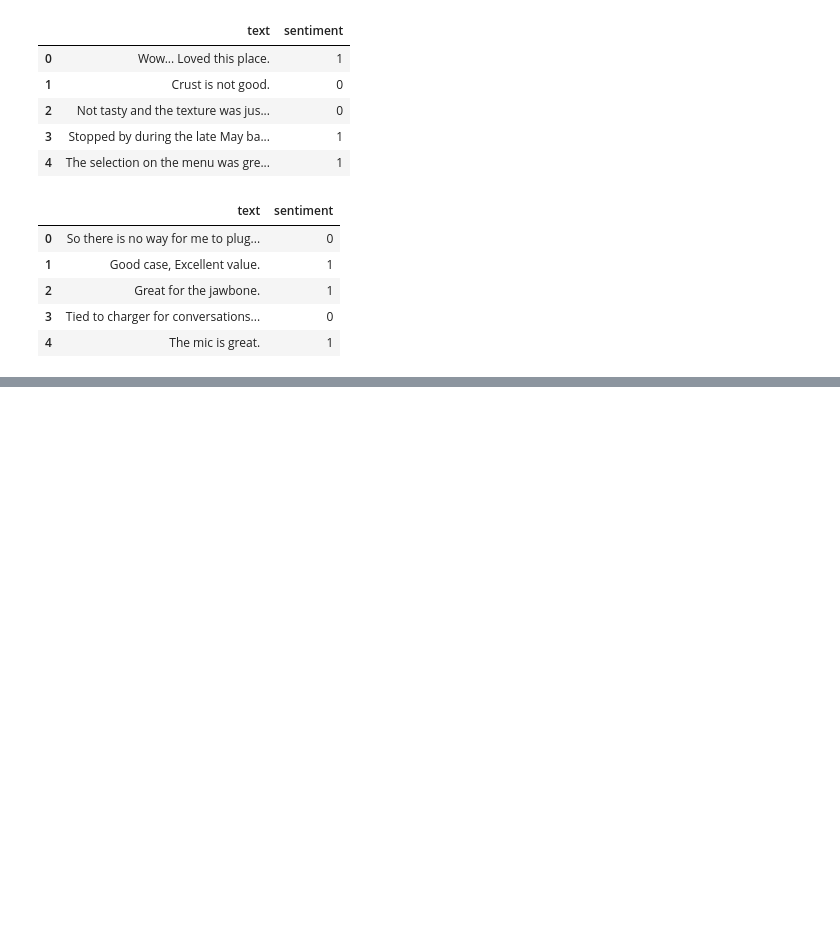
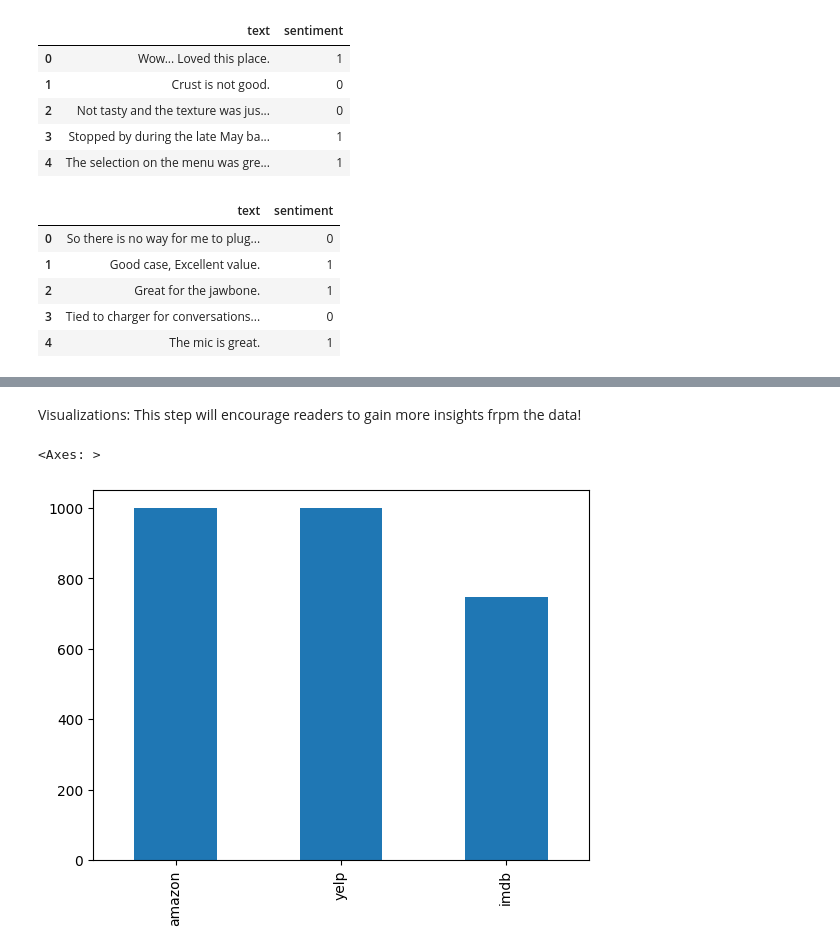
Before and after one commit to OussamaElhamdani/Sentiment-analysis, a Jupyter notebook: main.ipynb, the cells around one changed output, grey strips where cells are left out. Cells and saved outputs as stored; diff of their text form; code cells hidden in the pictures; blank space fills up the shorter version.

```diff
--- a/main.ipynb
+++ b/main.ipynb
@@ -81,0 +94,2 @@ amazon_data.head()
+# %%
+Datasets = {"Imdb": imdb_data, "Amazon": amazon_data, "Yelp": yelp_data}
@@ -81,0 +152,3 @@ amazon_data.head()
+# %%
+data = pd.concat(list(Datasets.values()))
+data.head()
@@ -81,0 +193,7 @@ amazon_data.head()
+# %% [markdown]
+Visualizations: This step will encourage readers to gain more insights frpm the data!
+# %%
+data['source'].value_counts().plot(kind='bar')
+# %% [output]
+<Axes: >
+[figure, added]
```
Also changed, not shown: parts of 39 cells of this notebook.
